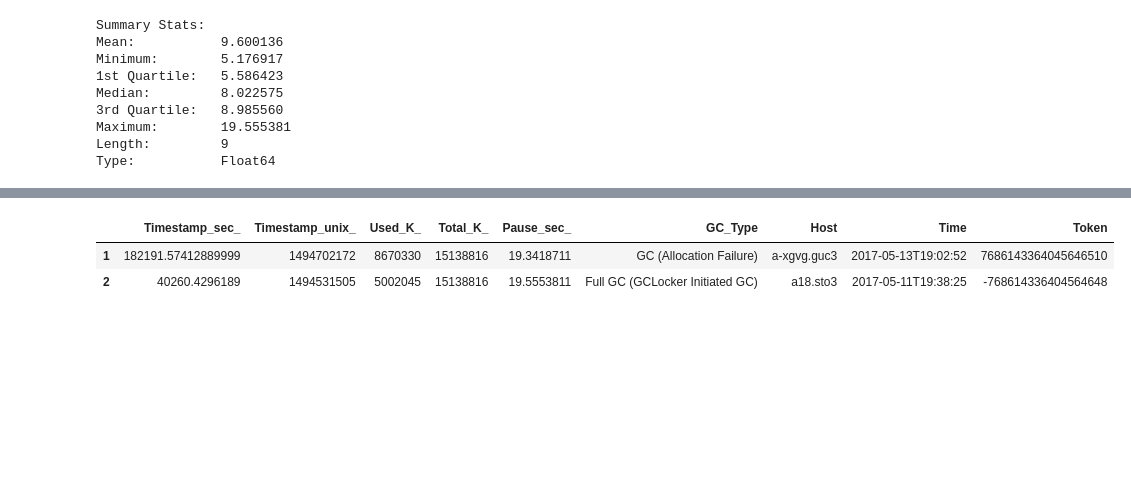
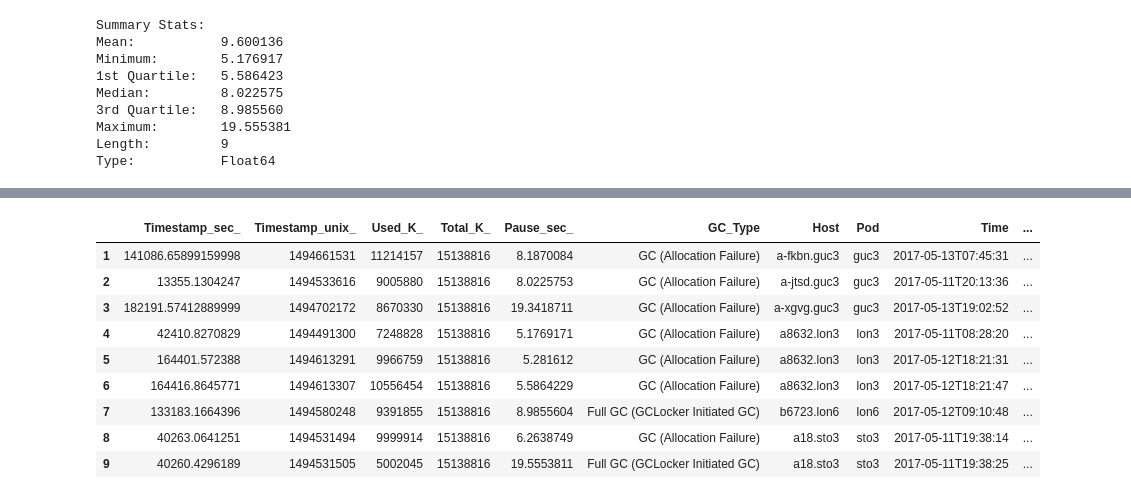
Before and after one commit to bogdad/gcprocessing, a Jupyter notebook: notebook/gccassandra.ipynb, the cells around one changed output, grey strips where cells are left out. Drawn from its saved outputs; the diff is of its cells as text; code cells hidden in the pictures; blank space fills up the shorter version.

```diff
--- a/notebook/gccassandra.ipynb
+++ b/notebook/gccassandra.ipynb
@@ -158,7 +227,14 @@ dfMoreThan(dfOld, 10)
 # %%
-dfMoreThan(dfNew, 10)
+dfMoreThan(dfNew, 5)
 # %% [output]
-|  | Timestamp_sec_ | Timestamp_unix_ | Used_K_ | Total_K_ | Pause_sec_ | GC_Type | Host | Time | Token |
-| 1 | 182191.57412889999 | 1494702172 | 8670330 | 15138816 | 19.3418711 | GC (Allocation Failure) | a-xgvg.guc3 | 2017-05-13T19:02:52 | 7686143364045646510 |
-| 2 | 40260.4296189 | 1494531505 | 5002045 | 15138816 | 19.5553811 | Full GC (GCLocker Initiated GC) | a18.sto3 | 2017-05-11T19:38:25 | -768614336404564648 |
+|  | Timestamp_sec_ | Timestamp_unix_ | Used_K_ | Total_K_ | Pause_sec_ | GC_Type | Host | Pod | Time | ... |
+| 1 | 141086.65899159998 | 1494661531 | 11214157 | 15138816 | 8.1870084 | GC (Allocation Failure) | a-fkbn.guc3 | guc3 | 2017-05-13T07:45:31 | ... |
+| 2 | 13355.1304247 | 1494533616 | 9005880 | 15138816 | 8.0225753 | GC (Allocation Failure) | a-jtsd.guc3 | guc3 | 2017-05-11T20:13:36 | ... |
+| 3 | 182191.57412889999 | 1494702172 | 8670330 | 15138816 | 19.3418711 | GC (Allocation Failure) | a-xgvg.guc3 | guc3 | 2017-05-13T19:02:52 | ... |
+| 4 | 42410.8270829 | 1494491300 | 7248828 | 15138816 | 5.1769171 | GC (Allocation Failure) | a8632.lon3 | lon3 | 2017-05-11T08:28:20 | ... |
+| 5 | 164401.572388 | 1494613291 | 9966759 | 15138816 | 5.281612 | GC (Allocation Failure) | a8632.lon3 | lon3 | 2017-05-12T18:21:31 | ... |
+| 6 | 164416.8645771 | 1494613307 | 10556454 | 15138816 | 5.5864229 | GC (Allocation Failure) | a8632.lon3 | lon3 | 2017-05-12T18:21:47 | ... |
+| 7 | 133183.1664396 | 1494580248 | 9391855 | 15138816 | 8.9855604 | Full GC (GCLocker Initiated GC) | b6723.lon6 | lon6 | 2017-05-12T09:10:48 | ... |
+| 8 | 40263.0641251 | 1494531494 | 9999914 | 15138816 | 6.2638749 | GC (Allocation Failure) | a18.sto3 | sto3 | 2017-05-11T19:38:14 | ... |
+| 9 | 40260.4296189 | 1494531505 | 5002045 | 15138816 | 19.5553811 | Full GC (GCLocker Initiated GC) | a18.sto3 | sto3 | 2017-05-11T19:38:25 | ... |
 # %%
```
Also changed, not shown: parts of 8 cells of this notebook, 1 other file.
